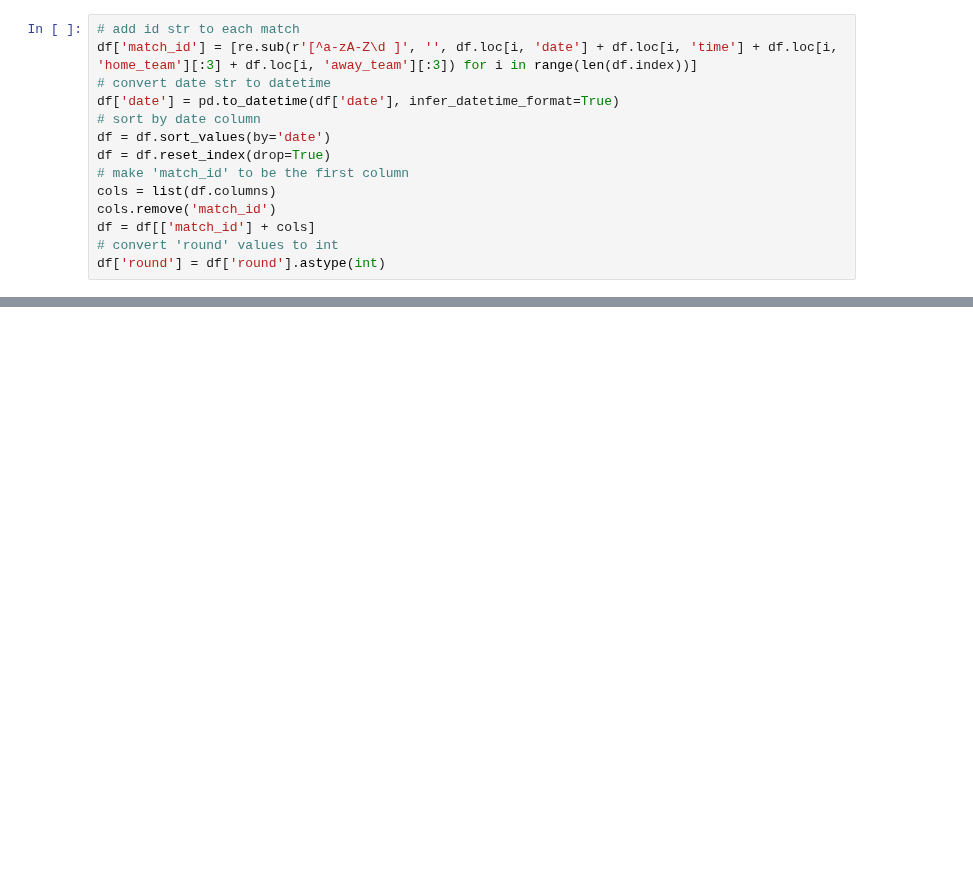
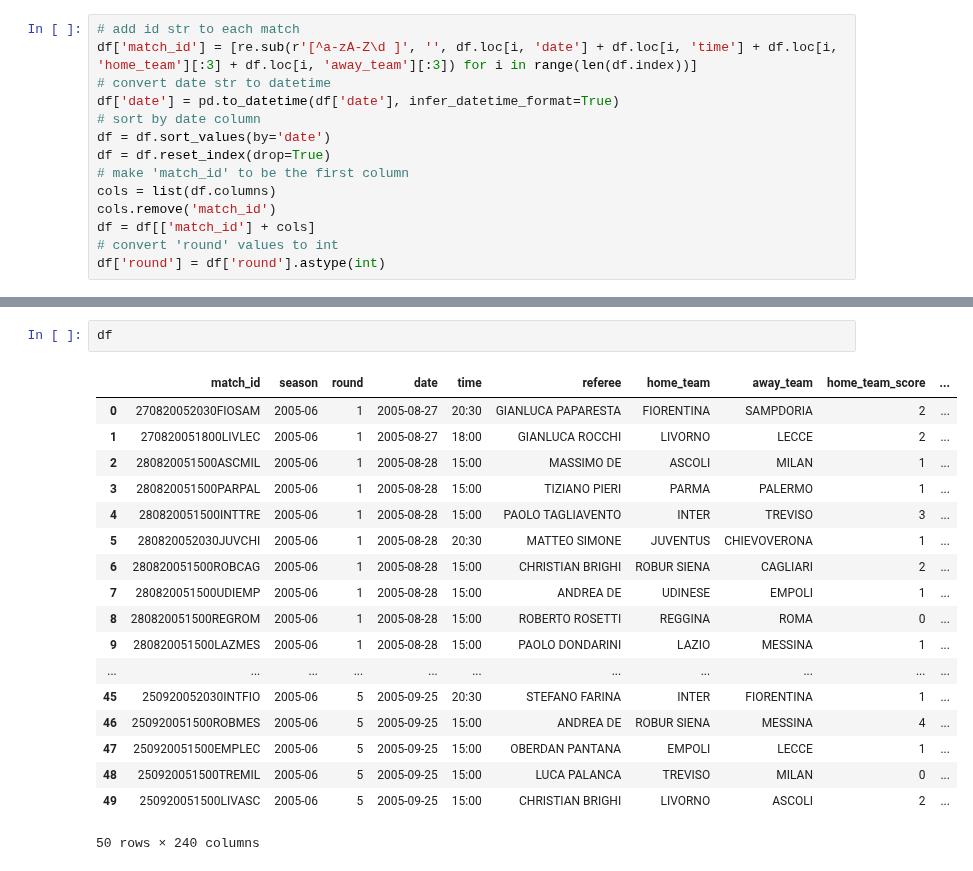
Before and after one commit to davnig/football-match-results-prediction, a Jupyter notebook: main.ipynb, the cells around one changed output, grey strips where cells are left out. Cells and saved outputs as stored; diff of their text form; blank space fills up the shorter version.

```diff
--- a/main.ipynb
+++ b/main.ipynb
@@ -139,0 +195,21 @@ test()
+# %%
+df
+# %% [output]
+|  | match_id | season | round | date | time | referee | home_team | away_team | home_team_score | ... |
+| 0 | 270820052030FIOSAM | 2005-06 | 1 | 2005-08-27 | 20:30 | GIANLUCA PAPARESTA | FIORENTINA | SAMPDORIA | 2 | ... |
+| 1 | 270820051800LIVLEC | 2005-06 | 1 | 2005-08-27 | 18:00 | GIANLUCA ROCCHI | LIVORNO | LECCE | 2 | ... |
+| 2 | 280820051500ASCMIL | 2005-06 | 1 | 2005-08-28 | 15:00 | MASSIMO DE | ASCOLI | MILAN | 1 | ... |
+| 3 | 280820051500PARPAL | 2005-06 | 1 | 2005-08-28 | 15:00 | TIZIANO PIERI | PARMA | PALERMO | 1 | ... |
+| 4 | 280820051500INTTRE | 2005-06 | 1 | 2005-08-28 | 15:00 | PAOLO TAGLIAVENTO | INTER | TREVISO | 3 | ... |
+| 5 | 280820052030JUVCHI | 2005-06 | 1 | 2005-08-28 | 20:30 | MATTEO SIMONE | JUVENTUS | CHIEVOVERONA | 1 | ... |
+| 6 | 280820051500ROBCAG | 2005-06 | 1 | 2005-08-28 | 15:00 | CHRISTIAN BRIGHI | ROBUR SIENA | CAGLIARI | 2 | ... |
+| 7 | 280820051500UDIEMP | 2005-06 | 1 | 2005-08-28 | 15:00 | ANDREA DE | UDINESE | EMPOLI | 1 | ... |
+| 8 | 280820051500REGROM | 2005-06 | 1 | 2005-08-28 | 15:00 | ROBERTO ROSETTI | REGGINA | ROMA | 0 | ... |
+| 9 | 280820051500LAZMES | 2005-06 | 1 | 2005-08-28 | 15:00 | PAOLO DONDARINI | LAZIO | MESSINA | 1 | ... |
+| ... | ... | ... | ... | ... | ... | ... | ... | ... | ... | ... |
+| 45 | 250920052030INTFIO | 2005-06 | 5 | 2005-09-25 | 20:30 | STEFANO FARINA | INTER | FIORENTINA | 1 | ... |
+| 46 | 250920051500ROBMES | 2005-06 | 5 | 2005-09-25 | 15:00 | ANDREA DE | ROBUR SIENA | MESSINA | 4 | ... |
+| 47 | 250920051500EMPLEC | 2005-06 | 5 | 2005-09-25 | 15:00 | OBERDAN PANTANA | EMPOLI | LECCE | 1 | ... |
+| 48 | 250920051500TREMIL | 2005-06 | 5 | 2005-09-25 | 15:00 | LUCA PALANCA | TREVISO | MILAN | 0 | ... |
+| 49 | 250920051500LIVASC | 2005-06 | 5 | 2005-09-25 | 15:00 | CHRISTIAN BRIGHI | LIVORNO | ASCOLI | 2 | ... |
+50 rows × 240 columns
```
Also changed, not shown: parts of 7 cells of this notebook, 1 other file.
